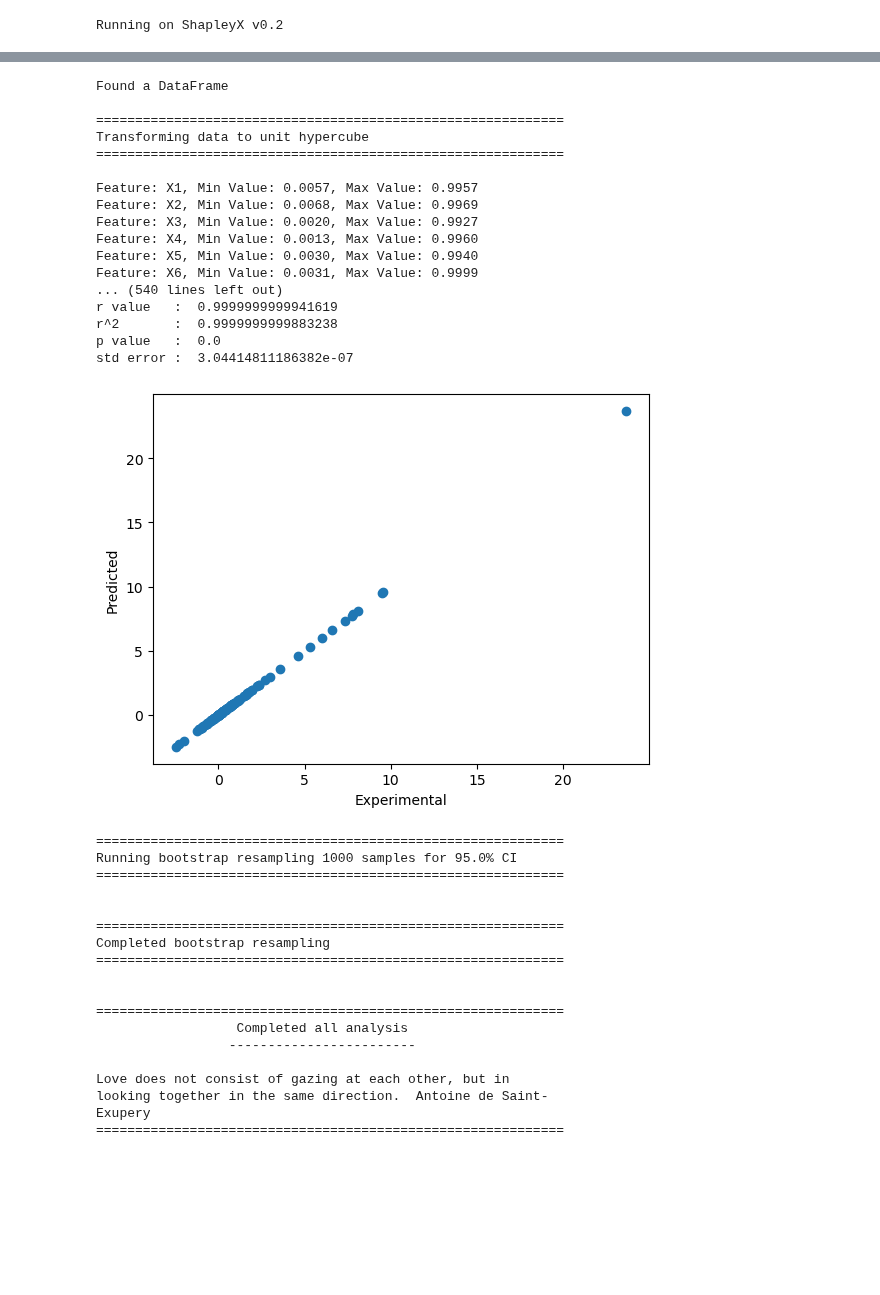
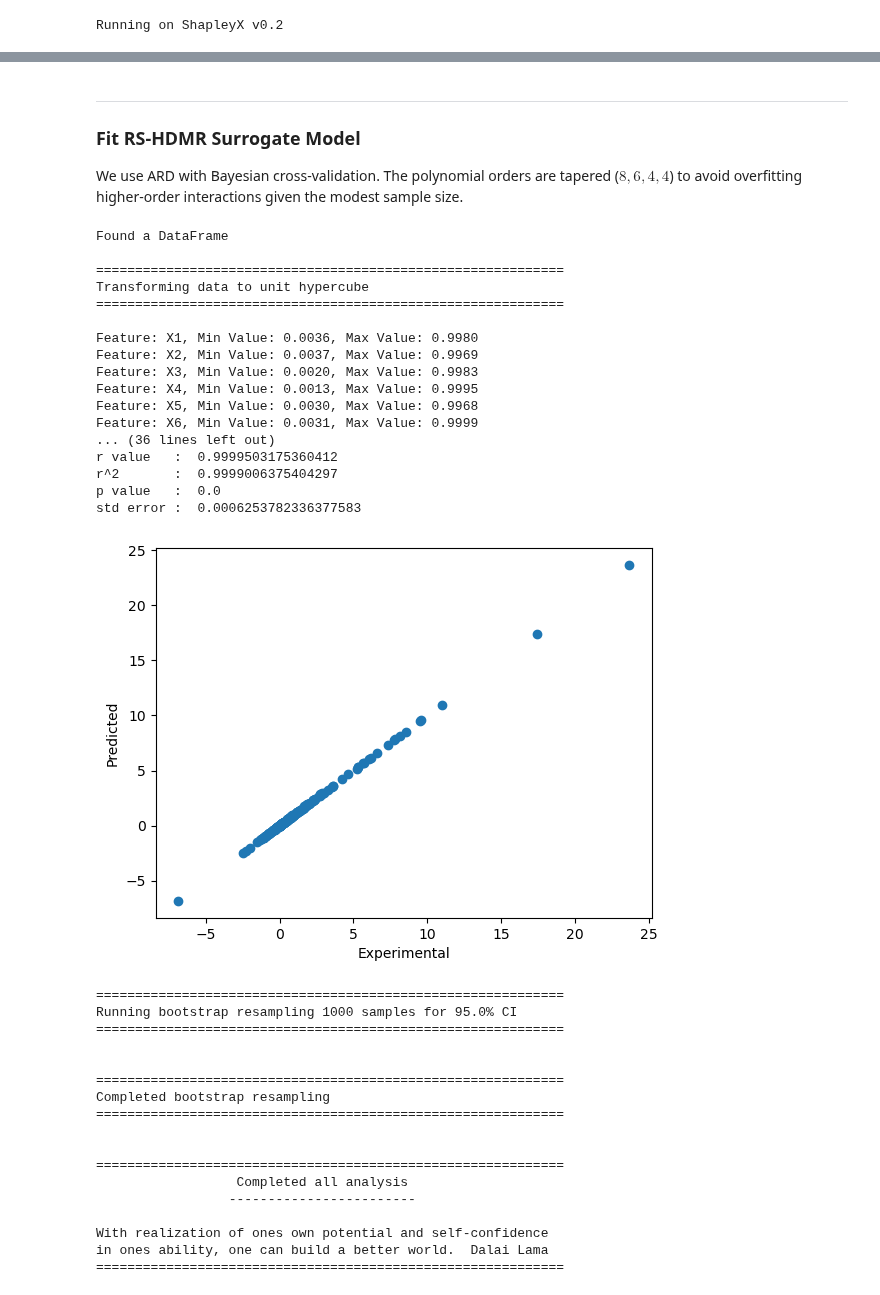
Before and after one commit to frbennett/shapleyx, a Jupyter notebook: docs/tutorials/owen_product_function.ipynb, the cells around one changed output, grey strips where cells are left out. Cells and saved outputs as stored; diff of their text form; code cells hidden in the pictures; blank space fills up the shorter version.

```diff
--- a/docs/tutorials/owen_product_function.ipynb
+++ b/docs/tutorials/owen_product_function.ipynb
@@ -64,17 +112,9 @@ The number of variables, $d$ has to be defined as well as the value of $\tau_j$
 # %%
-# m = 8 -> 256 samples
-# m = 9 -> 512 samples
-# m = 10 -> 1024 samples
-# m = 11 -> 2048 samples
-# m = 12 -> 4096 samples
-# m = 13 -> 8192 samples
+m = 8
+d = 6
+tau = [1.0, 1.0, 0.5, 0.5, 0.25, 0.25]
+mu  = [1.0, 1.0, 1.0, 1.0, 1.0, 1.0]
 
-m=7
-d = 6
-tau = [1, 1, 0.5, 0.5, 0.25, 0.25]
-mu = [1, 1, 1, 1, 1, 1]
-
-
-dataframe = owen(m, d, tau, mu)
-print(len(dataframe), 'samples generated')
+dataframe = owen_product(m, d, tau, mu)
+print(f"{len(dataframe)} samples generated")
 # %% [output]
@@ -82,33 +122,39 @@ print(len(dataframe), 'samples generated')
+# %% [markdown]
+---
+### Fit RS-HDMR Surrogate Model
+
+We use ARD with Bayesian cross-validation.  The polynomial orders are
+tapered ($8, 6, 4, 4$) to avoid overfitting higher-order interactions
+given the modest sample size.
 # %%
-model = rshdmr(dataframe,
-               polys = [8, 6, 4, 4],
-               n_iter = 500,
-               verbose=True,
-               method = 'ard_cv',
-               cv_tol=0.005,
-               cv_method= 'hybrid'
-              )
+model = rshdmr(
+    dataframe,
+    polys=[8, 6, 4, 4],
+    n_iter=100,
+    method='ard_cv',
+    cv_tol=0.005,
+)
 
 sob, shap, total = model.run_all()
 # %% [output]
 Found a DataFrame
 
 ============================================================
 Transforming data to unit hypercube
 ============================================================
 
-Feature: X1, Min Value: 0.0057, Max Value: 0.9957
-Feature: X2, Min Value: 0.0068, Max Value: 0.9969
-Feature: X3, Min Value: 0.0020, Max Value: 0.9927
-Feature: X4, Min Value: 0.0013, Max Value: 0.9960
-Feature: X5, Min Value: 0.0030, Max Value: 0.9940
+Feature: X1, Min Value: 0.0036, Max Value: 0.9980
+Feature: X2, Min Value: 0.0037, Max Value: 0.9969
+Feature: X3, Min Value: 0.0020, Max Value: 0.9983
+Feature: X4, Min Value: 0.0013, Max Value: 0.9995
+Feature: X5, Min Value: 0.0030, Max Value: 0.9968
 Feature: X6, Min Value: 0.0031, Max Value: 0.9999
-... (540 lines left out)
-r value   :  0.9999999999941619
-r^2       :  0.9999999999883238
+... (36 lines left out)
+r value   :  0.9999503175360412
+r^2       :  0.9999006375404297
 p value   :  0.0
-std error :  3.04414811186382e-07
+std error :  0.0006253782336377583
-[figure, old version]
+[figure, new version]
 ============================================================
 Running bootstrap resampling 1000 samples for 95.0% CI
 ============================================================
@@ -123,7 +169,6 @@ Completed bootstrap resampling
                   Completed all analysis
                  ------------------------
 
-Love does not consist of gazing at each other, but in
-looking together in the same direction.  Antoine de Saint-
-Exupery
+With realization of ones own potential and self-confidence
+in ones ability, one can build a better world.  Dalai Lama
 ============================================================
```
Also changed, not shown: parts of 26 cells of this notebook, 3 other files.
